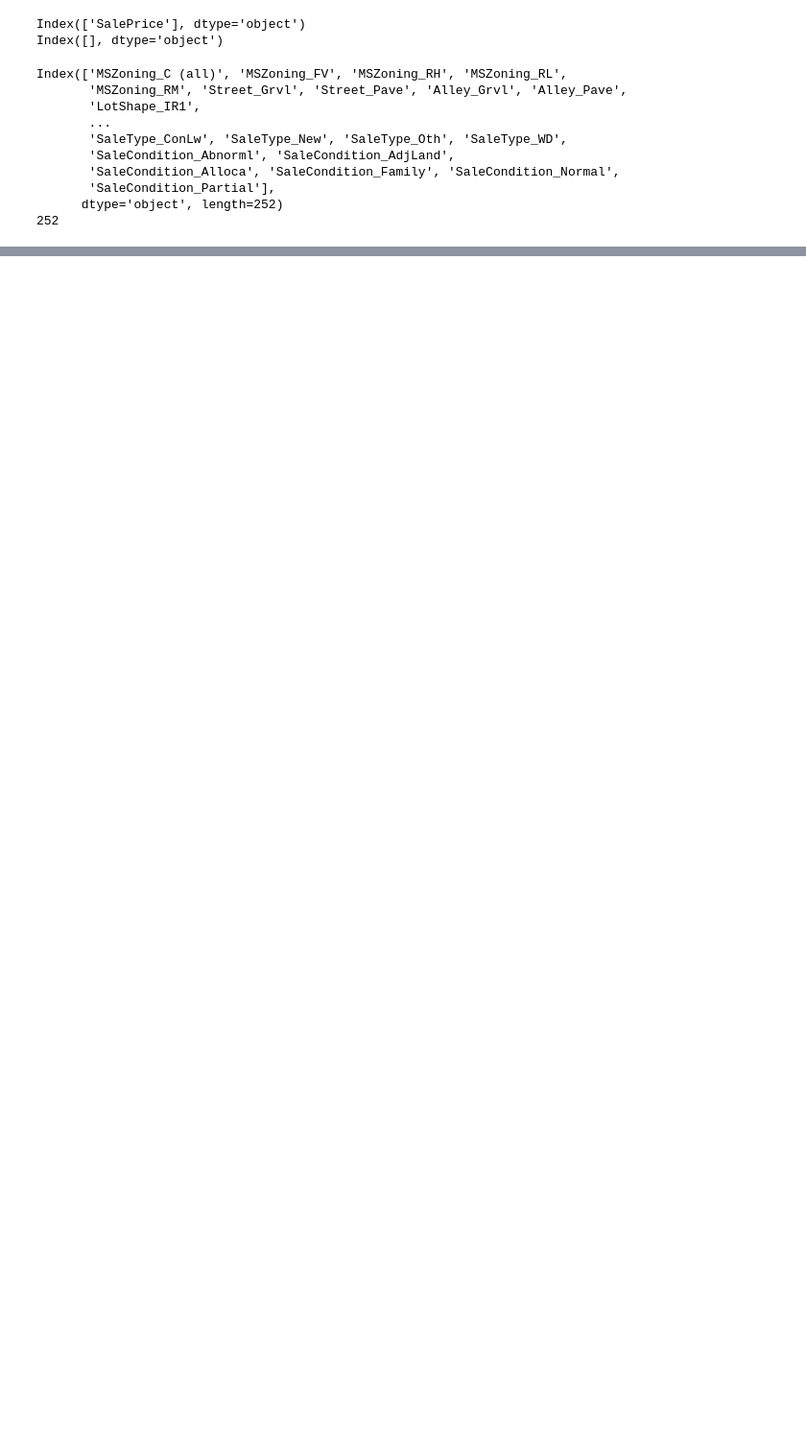
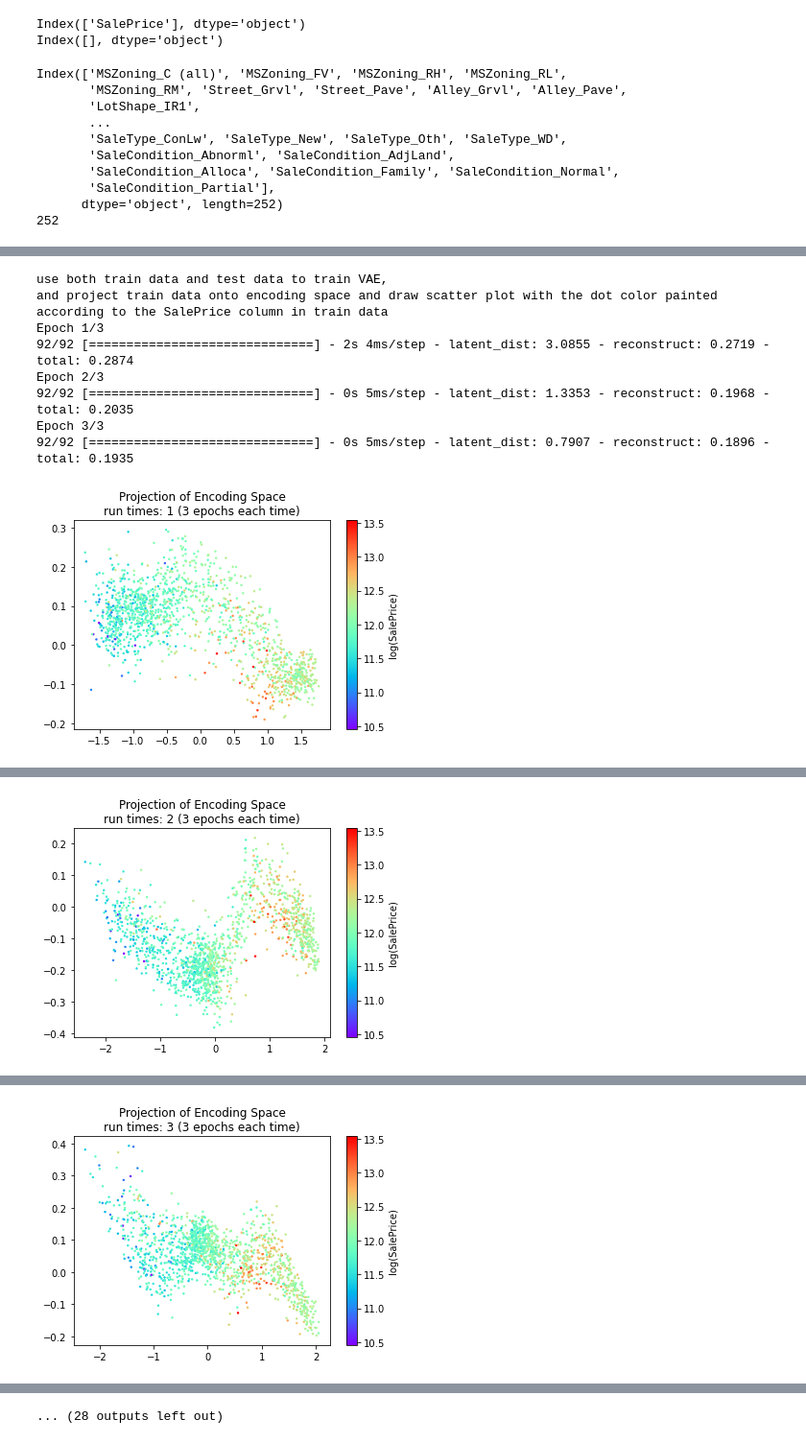
Before and after one commit to you-ming-hu/AutoEncoder_Practice, a Jupyter notebook: Variational_AutoEncoder.ipynb, the cells around one changed output, grey strips where cells are left out. Shown at 96% size. Cells and saved outputs as stored; diff of their text form; code cells hidden in the pictures; blank space fills up the shorter version.

```diff
--- a/Variational_AutoEncoder.ipynb
+++ b/Variational_AutoEncoder.ipynb
@@ -205,2 +223,0 @@ def run(loss, distribution_regularization_rate, run_times=10, epochs_each_time=1
-# %%
-run(KLDivergence_NormalDistribution, 0.003, 3, 3)
@@ -228,0 +224,2 @@ Epoch 3/3
+# %%
+run(False, 0.003, KLDivergence_NormalDistribution)
@@ -228,0 +264,12 @@ Epoch 3/3
+# %%
+run(True, 0.005, KLDivergence_NormalDistribution, 3, 20)
+# %% [output]
+use both train data and test data to train VAE,
+and project train data onto encoding space and draw scatter plot with the dot color painted according to the SalePrice column in train data
+Epoch 1/3
+92/92 [==============================] - 2s 4ms/step - latent_dist: 3.0855 - reconstruct: 0.2719 - total: 0.2874
+Epoch 2/3
+92/92 [==============================] - 0s 5ms/step - latent_dist: 1.3353 - reconstruct: 0.1968 - total: 0.2035
+Epoch 3/3
+92/92 [==============================] - 0s 5ms/step - latent_dist: 0.7907 - reconstruct: 0.1896 - total: 0.1935
+[figure, added]
@@ -228,0 +282 @@ Epoch 3/3
+[figure, added]
@@ -228,0 +289 @@ Epoch 3/3
+[figure, added]
@@ -229 +311,2 @@ Epoch 3/3
+... (28 outputs left out)
 # %%
```
Also changed, not shown: parts of 10 cells of this notebook.
